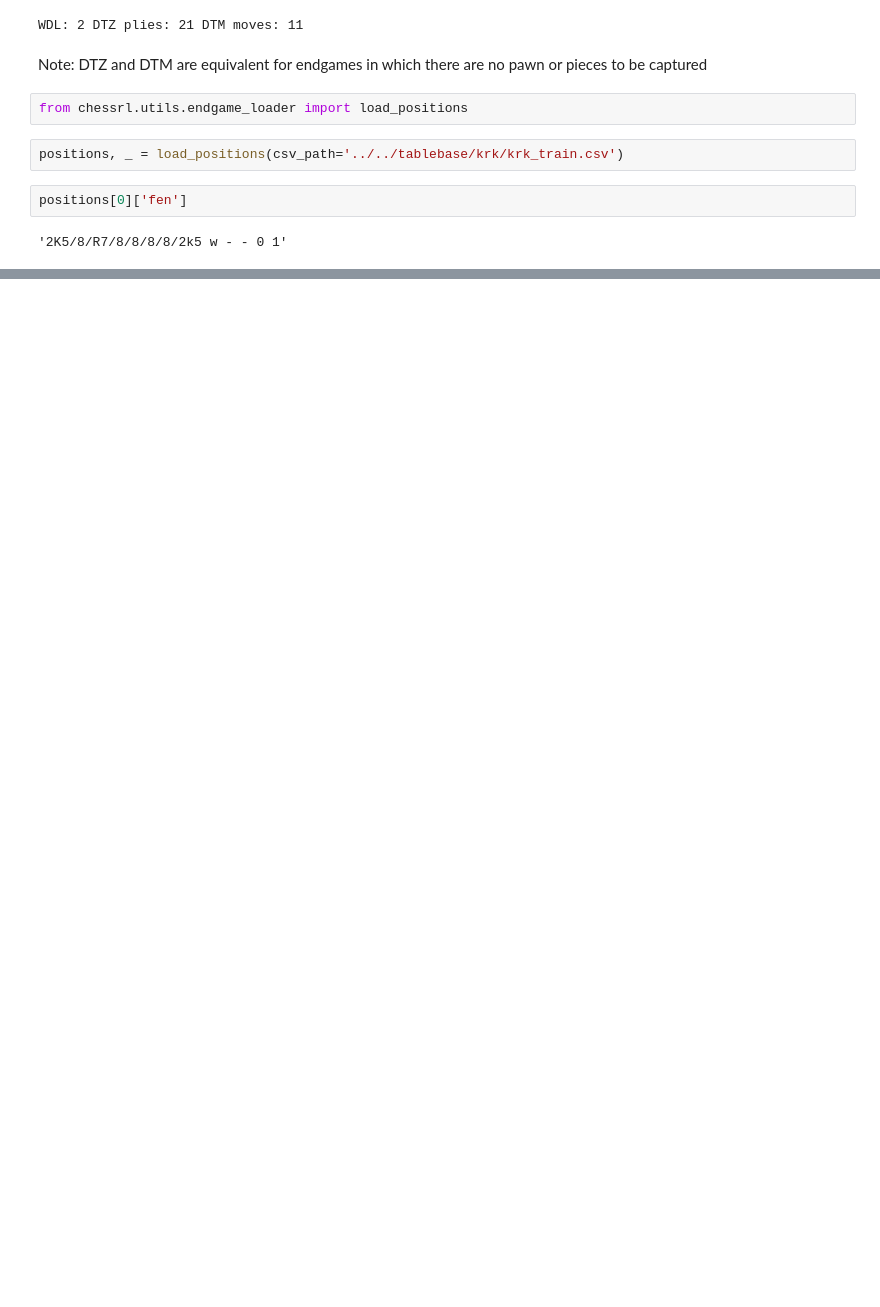
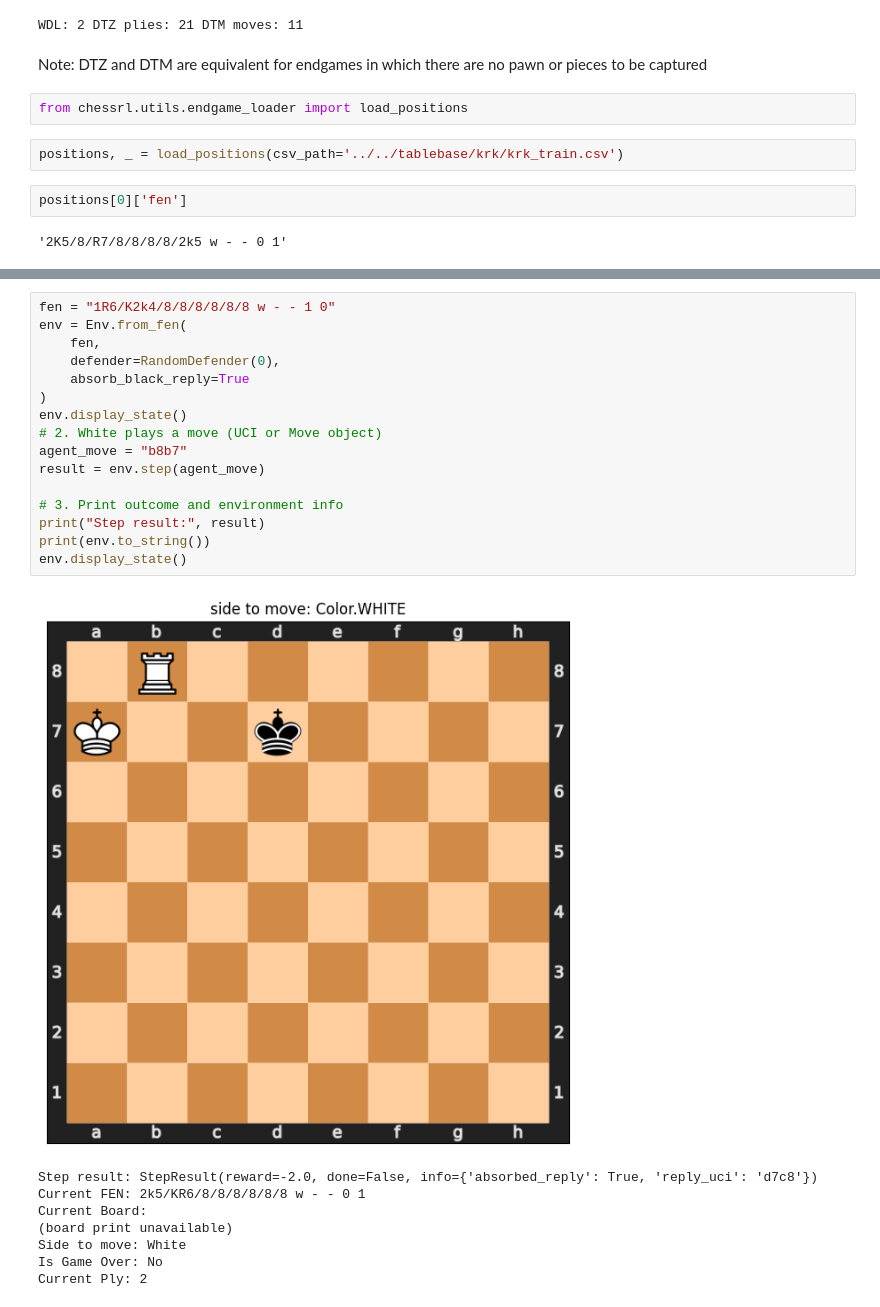
Before and after one commit to giovanni-lucarelli/chess, a Jupyter notebook: doc/notebook/man.ipynb, the cells around one changed output, grey strips where cells are left out. Drawn from its saved outputs; the diff is of its cells as text; blank space fills up the shorter version.

Commit message:
adedd random defender

```diff
--- a/doc/notebook/man.ipynb
+++ b/doc/notebook/man.ipynb
@@ -250,0 +249,25 @@ positions[0]['fen']
+# %%
+fen = "1R6/K2k4/8/8/8/8/8/8 w - - 1 0"
+env = Env.from_fen(
+    fen,
+    defender=RandomDefender(0),
+    absorb_black_reply=True
+)
+env.display_state()
+# 2. White plays a move (UCI or Move object)
+agent_move = "b8b7"
+result = env.step(agent_move)
+
+# 3. Print outcome and environment info
+print("Step result:", result)
+print(env.to_string())
+env.display_state()
+# %% [output]
+[figure, added]
+Step result: StepResult(reward=-2.0, done=False, info={'absorbed_reply': True, 'reply_uci': 'd7c8'})
+Current FEN: 2k5/KR6/8/8/8/8/8/8 w - - 0 1
+Current Board:
+(board print unavailable)
+Side to move: White
+Is Game Over: No
+Current Ply: 2
```
Also changed, not shown: parts of 6 cells of this notebook, 6 other files.
